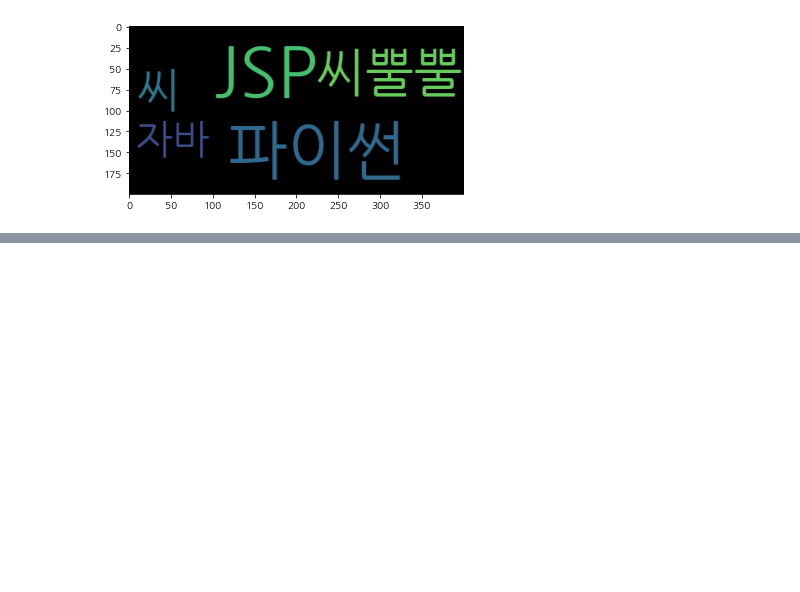
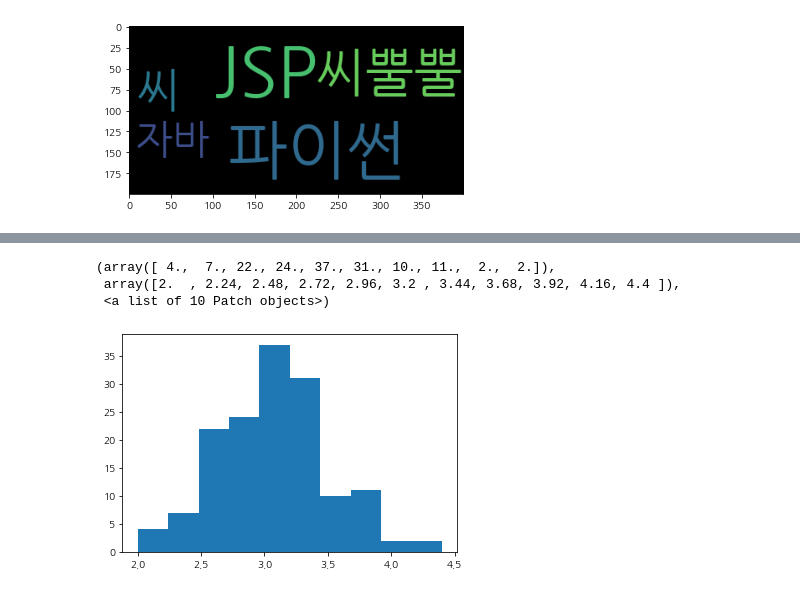
Before and after one commit to jeungsengho/python202204, a Jupyter notebook: 220509.ipynb, the cells around one changed output, grey strips where cells are left out. Saved outputs shown, nothing was run; the diff lists cells and outputs as text; code cells hidden in the pictures; blank space fills up the shorter version.

```diff
--- a/220509.ipynb
+++ b/220509.ipynb
@@ -197,0 +350,9 @@ https://www.wordclouds.com/
+# %%
+import matplotlib.pyplot as plt
+
+plt.hist(x='sepal_width', data=df)
+# %% [output]
+(array([ 4.,  7., 22., 24., 37., 31., 10., 11.,  2.,  2.]),
+ array([2.  , 2.24, 2.48, 2.72, 2.96, 3.2 , 3.44, 3.68, 3.92, 4.16, 4.4 ]),
+ <a list of 10 Patch objects>)
+[figure, added]
```
Also changed, not shown: parts of 22 cells of this notebook.
